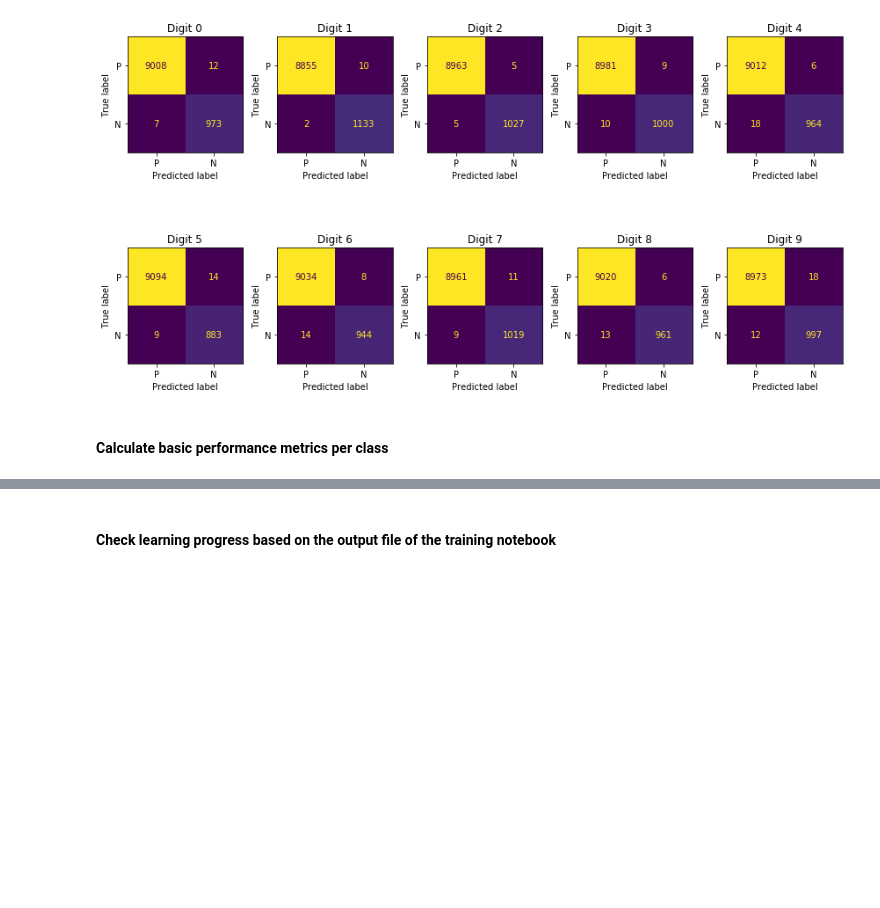
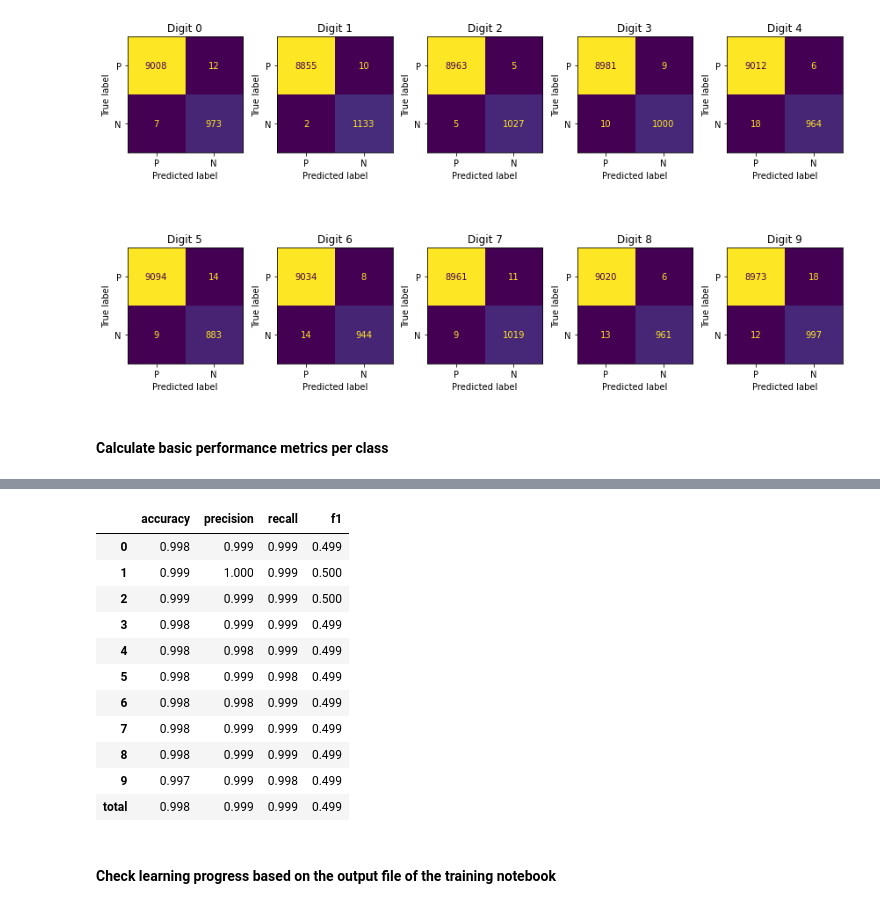
Before and after one commit to templierw/intelsys.mnist, a Jupyter notebook: model_evaluation.ipynb, the cells around one changed output, grey strips where cells are left out. Saved outputs shown, nothing was run; the diff lists cells and outputs as text; code cells hidden in the pictures; blank space fills up the shorter version.

```diff
--- a/model_evaluation.ipynb
+++ b/model_evaluation.ipynb
@@ -61,3 +60,18 @@ plt.show()
+# %%
+result
+# %% [output]
+|  | accuracy | precision | recall | f1 |
+| 0 | 0.998 | 0.999 | 0.999 | 0.499 |
+| 1 | 0.999 | 1.000 | 0.999 | 0.500 |
+| 2 | 0.999 | 0.999 | 0.999 | 0.500 |
+| 3 | 0.998 | 0.999 | 0.999 | 0.499 |
+| 4 | 0.998 | 0.998 | 0.999 | 0.499 |
+| 5 | 0.998 | 0.999 | 0.998 | 0.499 |
+| 6 | 0.998 | 0.998 | 0.999 | 0.499 |
+| 7 | 0.998 | 0.999 | 0.999 | 0.499 |
+| 8 | 0.998 | 0.999 | 0.999 | 0.499 |
+| 9 | 0.997 | 0.999 | 0.998 | 0.499 |
+| total | 0.998 | 0.999 | 0.999 | 0.499 |
 # %% [markdown]
 #### Check learning progress based on the output file of the training notebook
 # %%
```
Also changed, not shown: parts of 3 cells of this notebook, 3 other files.
